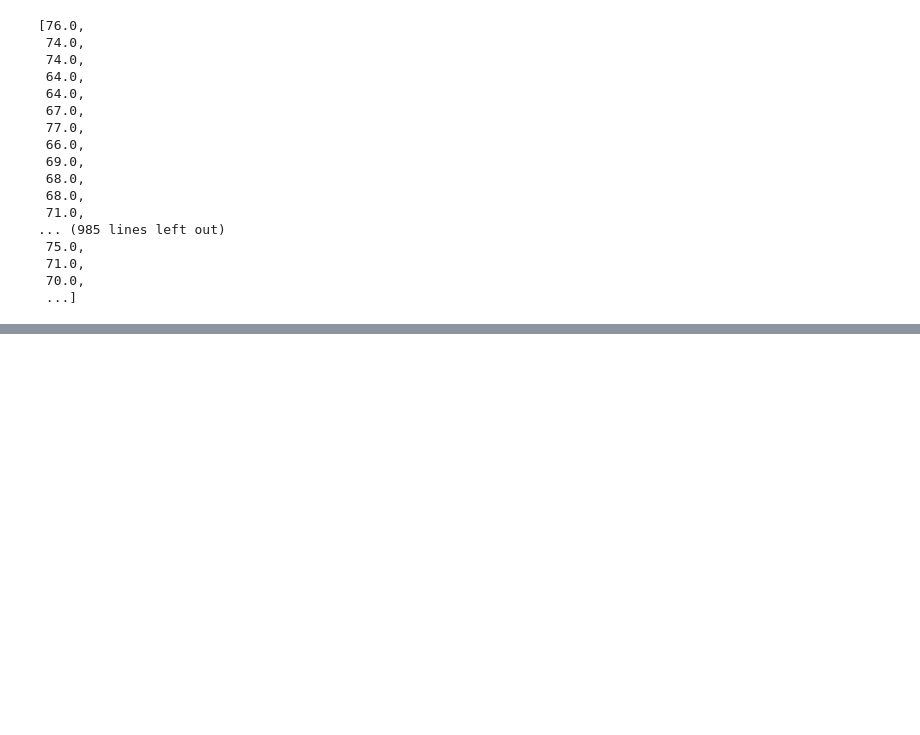
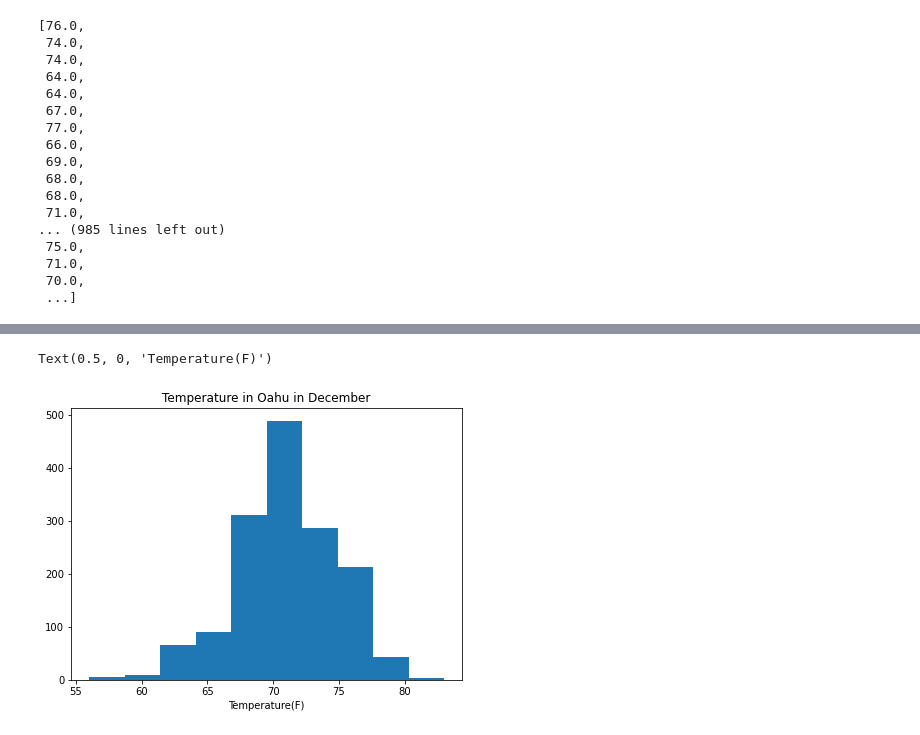
Before and after one commit to MCRobish/surfs_up, a Jupyter notebook: SurfsUp_Challenge.ipynb, the cells around one changed output, grey strips where cells are left out. Drawn from its saved outputs; the diff is of its cells as text; code cells hidden in the pictures; blank space fills up the shorter version.

```diff
--- a/SurfsUp_Challenge.ipynb
+++ b/SurfsUp_Challenge.ipynb
@@ -130,0 +141,8 @@ Dec_temps_df.describe()
+# %%
+fig, ax = plt.subplots(figsize=(7, 5))
+plt.hist(Dec_temps_df)
+ax.set_title("Temperature in Oahu in December")
+ax.set_xlabel("Temperature(F)")
+# %% [output]
+Text(0.5, 0, 'Temperature(F)')
+[figure, added]
```
Also changed, not shown: parts of 18 cells of this notebook.
